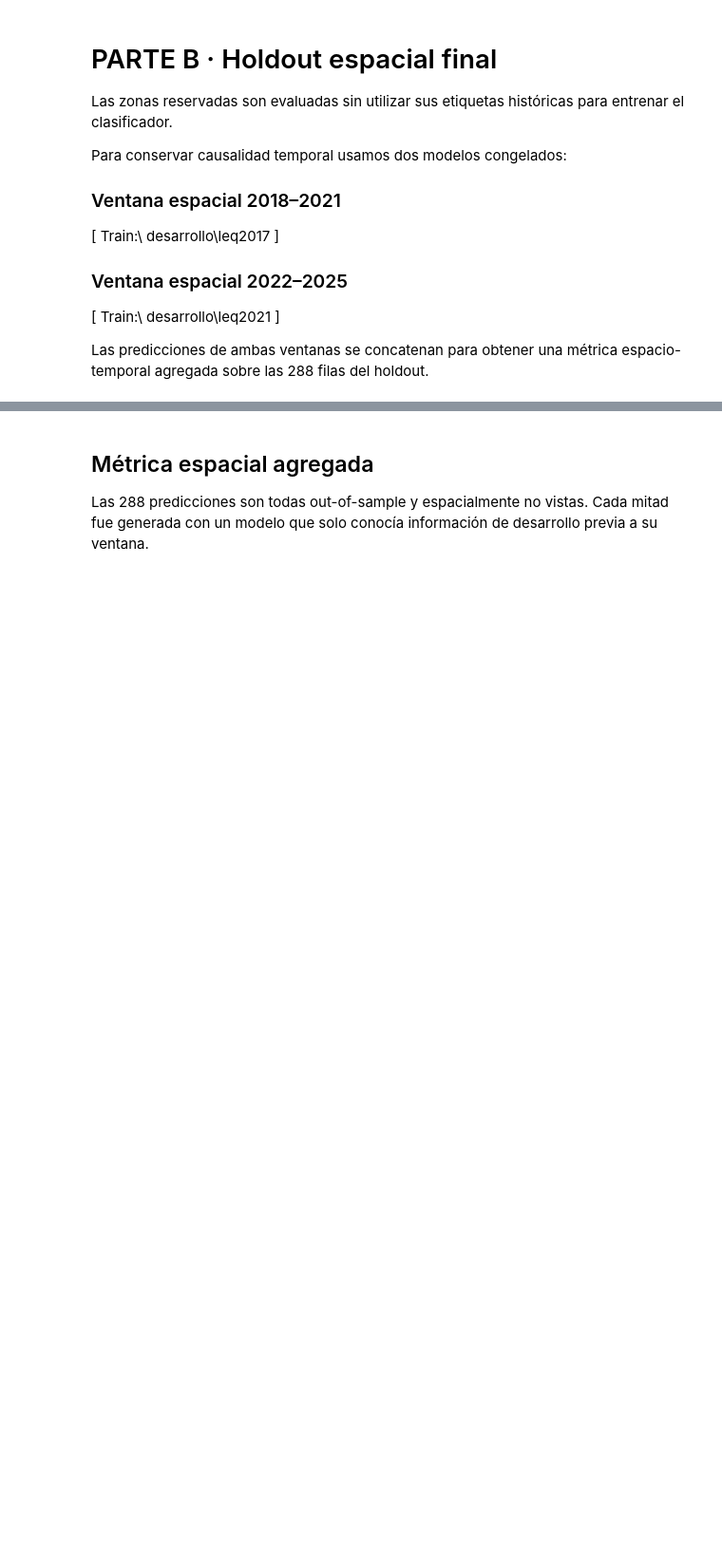
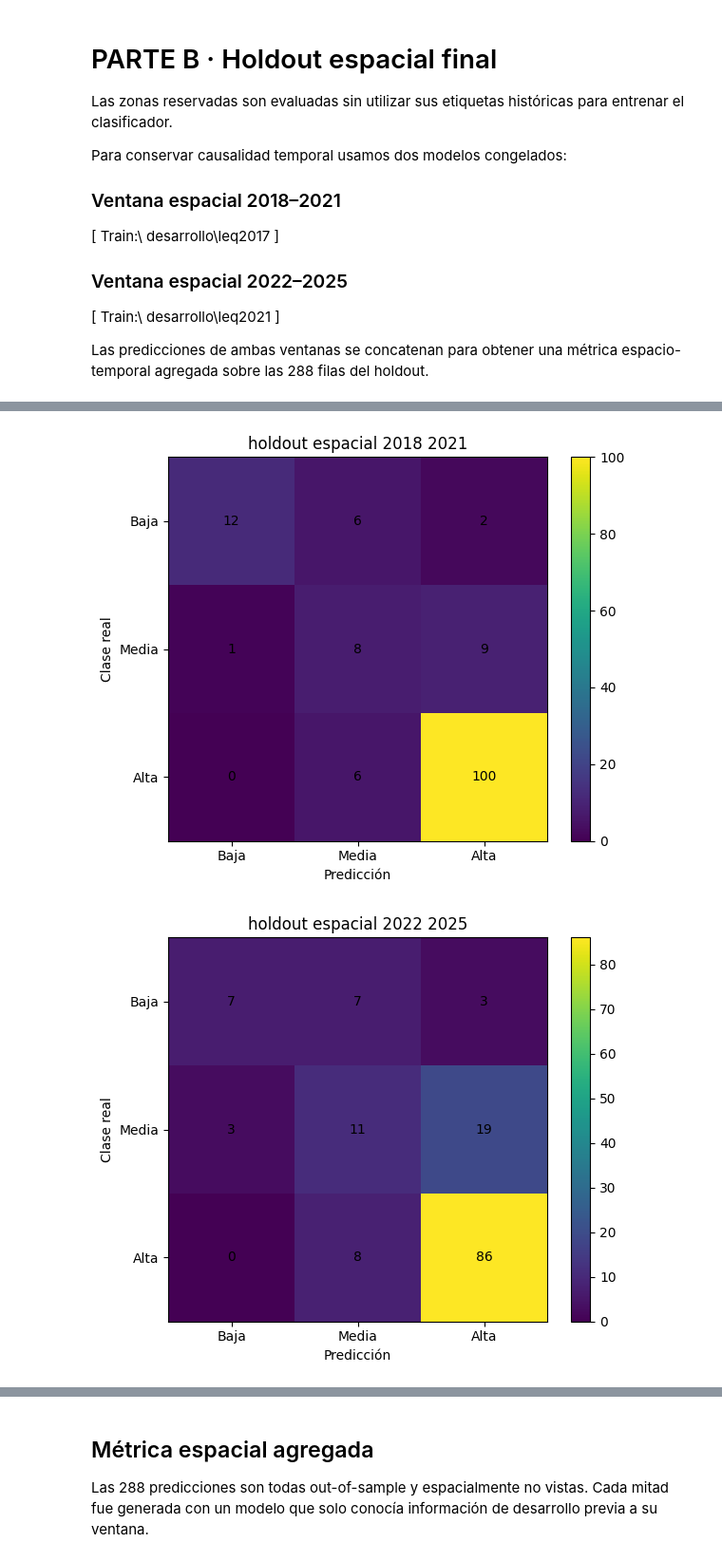
Before and after one commit to kathyforero/rain-threat-classifier, a Jupyter notebook: modelo/08_evaluacion_final.ipynb, the cells around one changed output, grey strips where cells are left out. Shown at 95% size. Saved outputs shown, nothing was run; the diff lists cells and outputs as text; code cells hidden in the pictures; blank space fills up the shorter version.

```diff
--- a/modelo/08_evaluacion_final.ipynb
+++ b/modelo/08_evaluacion_final.ipynb
@@ -446,6 +456,7 @@ def save_confusion(
 def baseline_predictions(
     train_frame,
     eval_frame,
+    include_zone_month=False,
 ):
     y_train = (
         train_frame["target_amenaza"]
@@ -501,11 +512,40 @@ def baseline_predictions(
         .to_numpy()
     )
 
-    return {
+    predictions = {
         "Dummy_most_frequent": pred_dummy,
         "Persistencia": pred_persistence,
         "Climatologia_mes": pred_climatology,
     }
+
+    if include_zone_month:
+        zone_month_class = (
+            train_frame.assign(
+                target_int=(
+                    train_frame["target_amenaza"]
+                    .map(TARGET_TO_INT)
+                    .astype(int)
+                )
+            )
+            .groupby(["zone_id", "target_month"])["target_int"]
+            .agg(lambda s: s.value_counts().idxmax())
+            .to_dict()
+        )
+
+        pred_zone_month = np.array([
+            zone_month_class.get(
+                (zone_id, target_month),
+                month_class.get(target_month, majority),
+            )
+            for zone_id, target_month in zip(
+                eval_frame["zone_id"],
+                eval_frame["target_month"],
+            )
+        ], dtype=int)
+
+        predictions["Climatologia_zona_mes"] = pred_zone_month
+
+    return predictions
 # %% [markdown]
 
 # PARTE A · Prueba temporal final 2022–2025
@@ -657,6 +729,7 @@ Todos los baselines aprenden sus reglas con el mismo bloque 1991–2021.
 temporal_baselines = baseline_predictions(
     development_through_2021,
     temporal_test,
+    include_zone_month=True,
 )
 
 temporal_comparison_rows = [
@@ -881,6 +967,7 @@ for spec in spatial_specs:
     baseline_preds = baseline_predictions(
         train_frame,
         eval_frame,
+        include_zone_month=False,
     )
 
     spatial_baseline_rows.append({
@@ -910,30 +997,33 @@ for spec in spatial_specs:
             "accuracy": bm["accuracy"],
             "recall_alta": bm["recall_alta"],
             "f1_baja": bm["f1_baja"],
             "f1_media": bm["f1_media"],
             "f1_alta": bm["f1_alta"],
         })
 
 spatial_metrics_by_window = pd.DataFrame(
     spatial_metric_rows
 )
 
 spatial_metrics_by_window.to_csv(
     OUTPUT_DIR
     / "metricas_holdout_espacial_por_periodo.csv",
     index=False,
     encoding="utf-8-sig",
 )
 
 spatial_baseline_comparison = pd.DataFrame(
     spatial_baseline_rows
 )
 
 spatial_baseline_comparison.to_csv(
     OUTPUT_DIR
     / "comparacion_holdout_espacial_baselines.csv",
     index=False,
     encoding="utf-8-sig",
 )
 
 spatial_metrics_by_window
+# %% [output]
+[figure, added]
+[figure, added]
```
Also changed, not shown: parts of 15 cells of this notebook, 45 other files.
